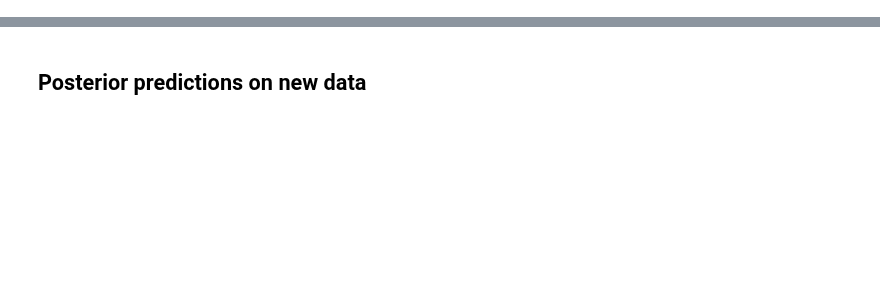
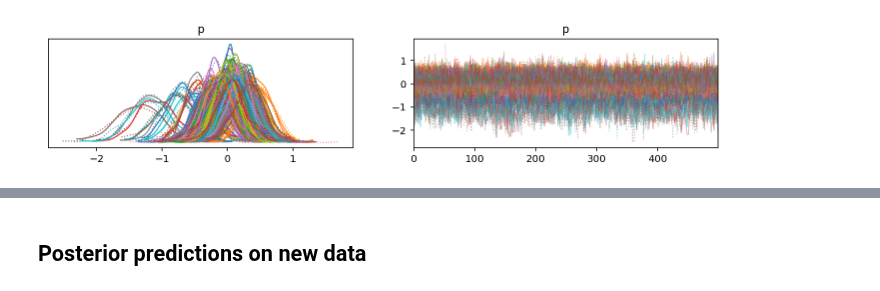
Before and after one commit to Kevin-Haigis-Lab/speclet, a Jupyter notebook: notebooks/negative-binomial-modeling/010_010_hnb-add-screen-and-intermediates.ipynb, the cells around one changed output, grey strips where cells are left out. Cells and saved outputs as stored; diff of their text form; code cells hidden in the pictures; blank space fills up the shorter version.

```diff
--- a/notebooks/negative-binomial-modeling/010_010_hnb-add-screen-and-intermediates.ipynb
+++ b/notebooks/negative-binomial-modeling/010_010_hnb-add-screen-and-intermediates.ipynb
@@ -92,0 +94,4 @@ rna_mut_post = (
+# %%
+az.plot_trace(trace, var_names=["p"]);
+# %% [output]
+[figure, added]
```
Also changed, not shown: parts of 9 cells of this notebook, 7 other files.
